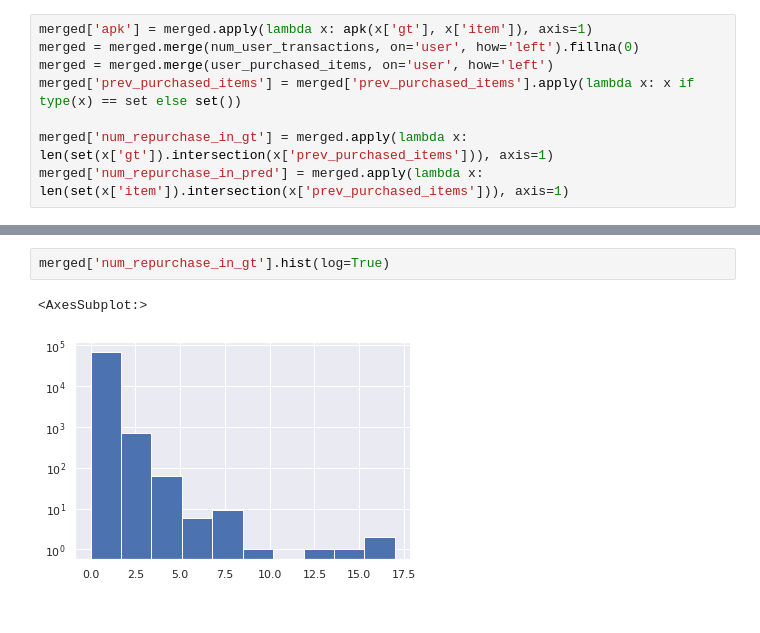
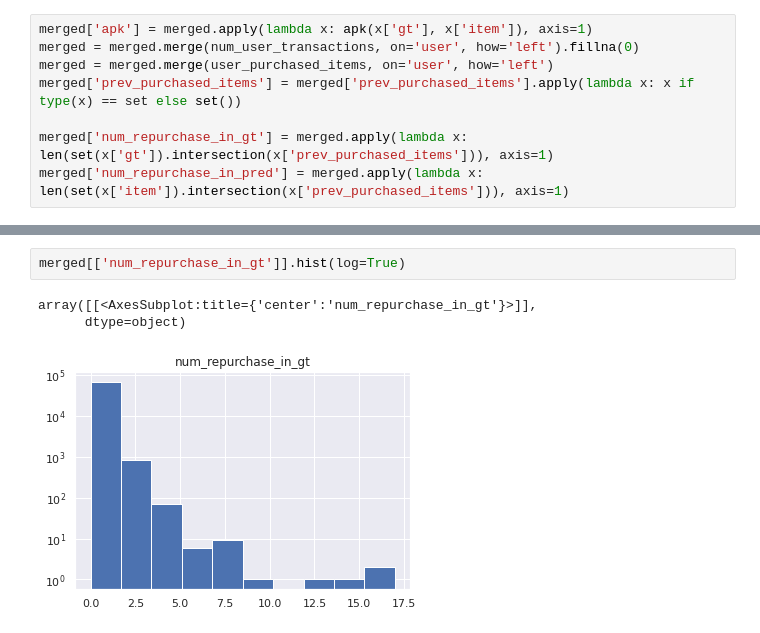
Before and after one commit to ryowk/kaggle-h-and-m-personalized-fashion-recommendations, a Jupyter notebook: valid_analysis.ipynb, the cells around one changed output, grey strips where cells are left out. Cells and saved outputs as stored; diff of their text form.

```diff
--- a/valid_analysis.ipynb
+++ b/valid_analysis.ipynb
@@ -51,8 +51,9 @@ sns.boxplot(data=merged, x='num_repurchase_in_gt', y='apk')
 # %%
-merged['num_repurchase_in_gt'].hist(log=True)
+merged[['num_repurchase_in_gt']].hist(log=True)
 # %% [output]
-<AxesSubplot:>
+array([[<AxesSubplot:title={'center':'num_repurchase_in_gt'}>]],
+      dtype=object)
-[figure, old version]
+[figure, new version]
 # %%
 sns.boxplot(data=merged, x='num_repurchase_in_pred', y='apk')
 # %% [output]
```
Also changed, not shown: parts of 6 cells of this notebook.
